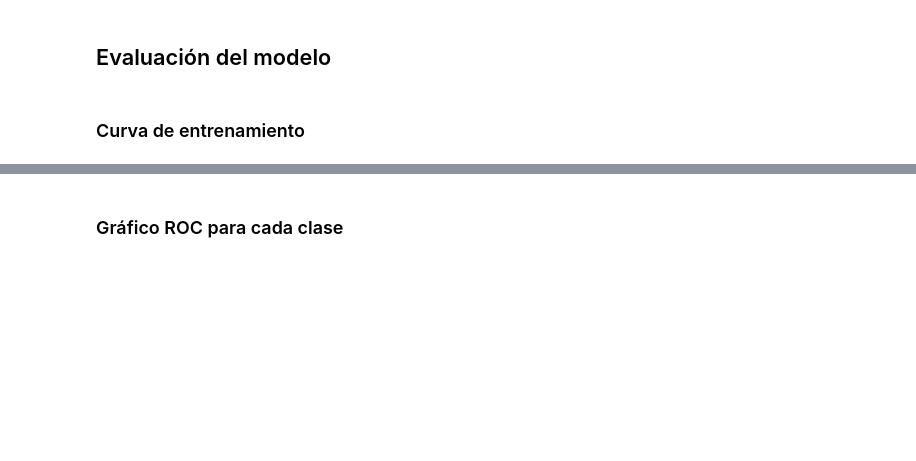
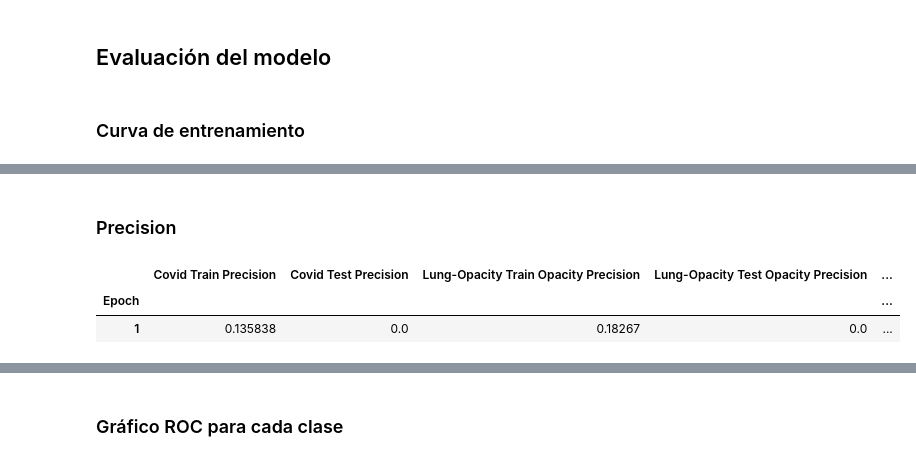
Before and after one commit to rijegaro287/proyecto_2_IRP, a Jupyter notebook: cnn/no_filter.ipynb, the cells around one changed output, grey strips where cells are left out. Saved outputs shown, nothing was run; the diff lists cells and outputs as text; code cells hidden in the pictures; blank space fills up the shorter version.

```diff
--- a/cnn/no_filter.ipynb
+++ b/cnn/no_filter.ipynb
@@ -411,0 +497,11 @@ fig.show()
+# %% [markdown]
+### Precision
+# %%
+train_precisions = [train_metrics[i]['precision'] for i in range(epochs)]
+test_precisions = [test_metrics[i]['precision'] for i in range(epochs)]
+
+show_precision_table(train_precisions, test_precisions, epochs)
+# %% [output]
+|  | Covid Train Precision | Covid Test Precision | Lung-Opacity Train Opacity Precision | Lung-Opacity Test Opacity Precision | ... |
+| Epoch |  |  |  |  | ... |
+| 1 | 0.135838 | 0.0 | 0.18267 | 0.0 | ... |
```
Also changed, not shown: parts of 30 cells of this notebook.
